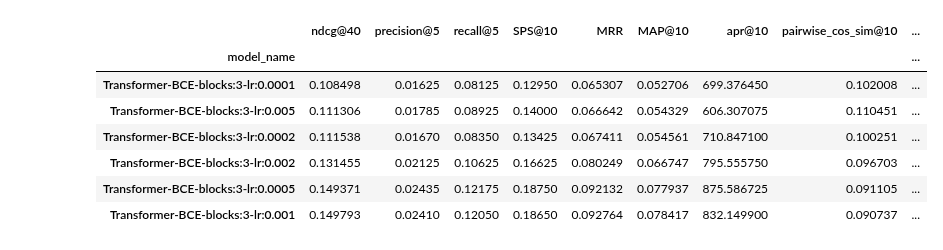
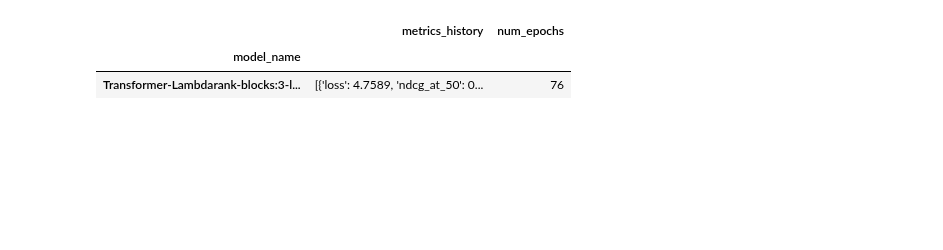
Before and after one commit to asash/gptrec_rl, a Jupyter notebook: evaluation/Results_analysis.ipynb, the cells around one changed output. Saved outputs shown, nothing was run; the diff lists cells and outputs as text; code cells hidden in the pictures; blank space fills up the shorter version.

```diff
--- a/evaluation/Results_analysis.ipynb
+++ b/evaluation/Results_analysis.ipynb
@@ -48,4 +49,8 @@ sb.set()
 
 
 #Truncation effects:
+#1-20
 experiment_logs = "./results/ml_benchmark20m_2021_11_28T18_14_50/stdout"
+
+#30-120
+experiment_logs = "./results/ml_benchmark20m_2021_11_29T15_12_00/stdout"
@@ -134,13 +62,7 @@ UnboundLocalError: local variable 'epoch_metrics' referenced before assignment
 # %%
-df = pd.DataFrame(data).set_index('model_name').sort_values('ndcg@40')
-df1 = df[df.index.to_series().apply(lambda x: x not in [])]
-df1
+df = pd.DataFrame(data).set_index('model_name')
+df
 # %% [output]
-|  | ndcg@40 | precision@5 | recall@5 | SPS@10 | MRR | MAP@10 | apr@10 | pairwise_cos_sim@10 | ... |
-| model_name |  |  |  |  |  |  |  |  | ... |
-| Transformer-BCE-blocks:3-lr:0.0001 | 0.108498 | 0.01625 | 0.08125 | 0.12950 | 0.065307 | 0.052706 | 699.376450 | 0.102008 | ... |
-| Transformer-BCE-blocks:3-lr:0.005 | 0.111306 | 0.01785 | 0.08925 | 0.14000 | 0.066642 | 0.054329 | 606.307075 | 0.110451 | ... |
-| Transformer-BCE-blocks:3-lr:0.0002 | 0.111538 | 0.01670 | 0.08350 | 0.13425 | 0.067411 | 0.054561 | 710.847100 | 0.100251 | ... |
-| Transformer-BCE-blocks:3-lr:0.002 | 0.131455 | 0.02125 | 0.10625 | 0.16625 | 0.080249 | 0.066747 | 795.555750 | 0.096703 | ... |
-| Transformer-BCE-blocks:3-lr:0.0005 | 0.149371 | 0.02435 | 0.12175 | 0.18750 | 0.092132 | 0.077937 | 875.586725 | 0.091105 | ... |
-| Transformer-BCE-blocks:3-lr:0.001 | 0.149793 | 0.02410 | 0.12050 | 0.18650 | 0.092764 | 0.078417 | 832.149900 | 0.090737 | ... |
+|  | metrics_history | num_epochs |
+| model_name |  |  |
+| Transformer-Lambdarank-blocks:3-l... | [{'loss': 4.7589, 'ndcg_at_50': 0... | 76 |
```
Also changed, not shown: parts of 9 cells of this notebook, 1 other file.
